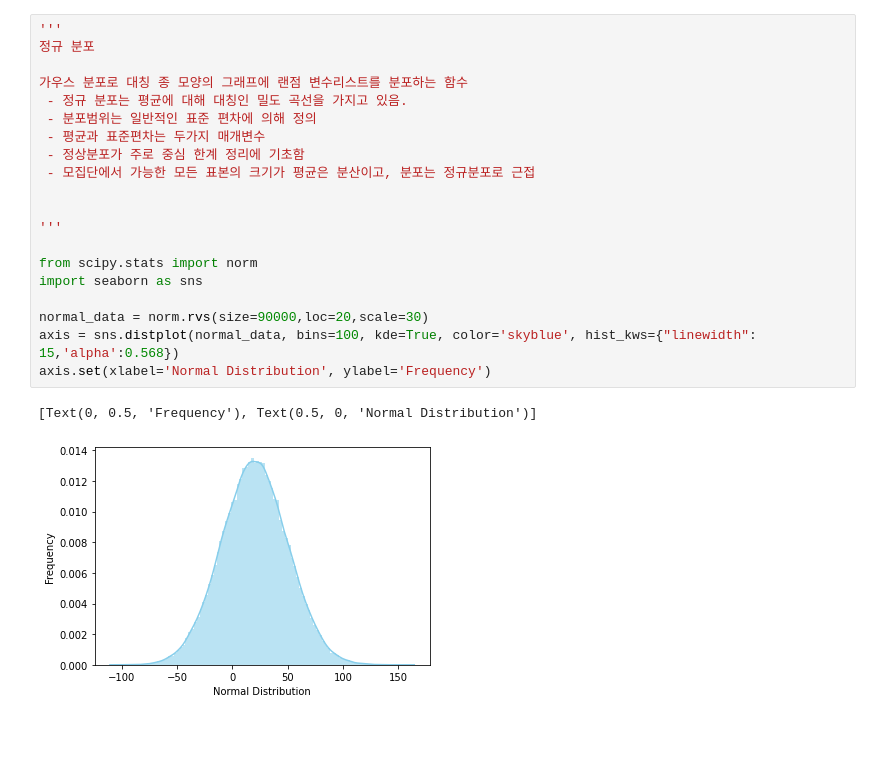
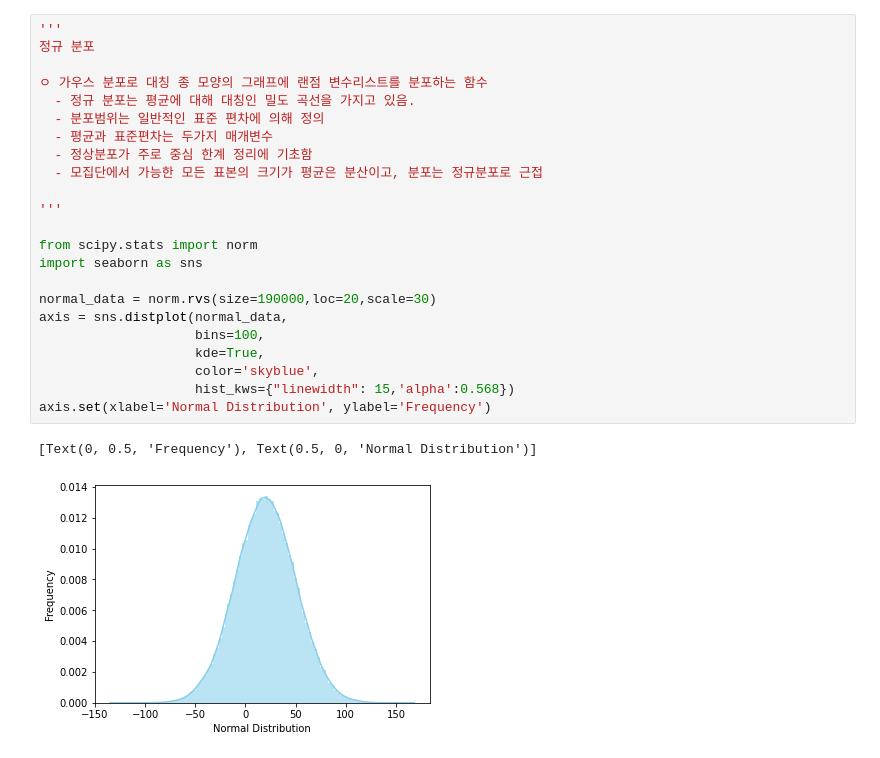
Before and after one commit to ChoonSikBang/2021-Study, a Jupyter notebook: 2주차_Understanding_statistics(2).ipynb, the cells around one changed output. Cells and saved outputs as stored; diff of their text form; blank space fills up the shorter version.

```diff
--- a/2주차_Understanding_statistics(2).ipynb
+++ b/2주차_Understanding_statistics(2).ipynb
@@ -3,23 +3,26 @@
 # %%
 '''
 정규 분포
 
-가우스 분포로 대칭 종 모양의 그래프에 랜점 변수리스트를 분포하는 함수
- - 정규 분포는 평균에 대해 대칭인 밀도 곡선을 가지고 있음.
- - 분포범위는 일반적인 표준 편차에 의해 정의
- - 평균과 표준편차는 두가지 매개변수
- - 정상분포가 주로 중심 한계 정리에 기초함
- - 모집단에서 가능한 모든 표본의 크기가 평균은 분산이고, 분포는 정규분포로 근접
-
+ㅇ 가우스 분포로 대칭 종 모양의 그래프에 랜점 변수리스트를 분포하는 함수
+  - 정규 분포는 평균에 대해 대칭인 밀도 곡선을 가지고 있음.
+  - 분포범위는 일반적인 표준 편차에 의해 정의
+  - 평균과 표준편차는 두가지 매개변수
+  - 정상분포가 주로 중심 한계 정리에 기초함
+  - 모집단에서 가능한 모든 표본의 크기가 평균은 분산이고, 분포는 정규분포로 근접
 
 '''
 
 from scipy.stats import norm
 import seaborn as sns
 
-normal_data = norm.rvs(size=90000,loc=20,scale=30)
-axis = sns.distplot(normal_data, bins=100, kde=True, color='skyblue', hist_kws={"linewidth": 15,'alpha':0.568})
+normal_data = norm.rvs(size=190000,loc=20,scale=30)
+axis = sns.distplot(normal_data,
+                    bins=100,
+                    kde=True,
+                    color='skyblue',
+                    hist_kws={"linewidth": 15,'alpha':0.568})
 axis.set(xlabel='Normal Distribution', ylabel='Frequency')
 # %% [output]
 [Text(0, 0.5, 'Frequency'), Text(0.5, 0, 'Normal Distribution')]
-[figure, old version]
+[figure, new version]
```
Also changed, not shown: parts of 4 cells of this notebook.
